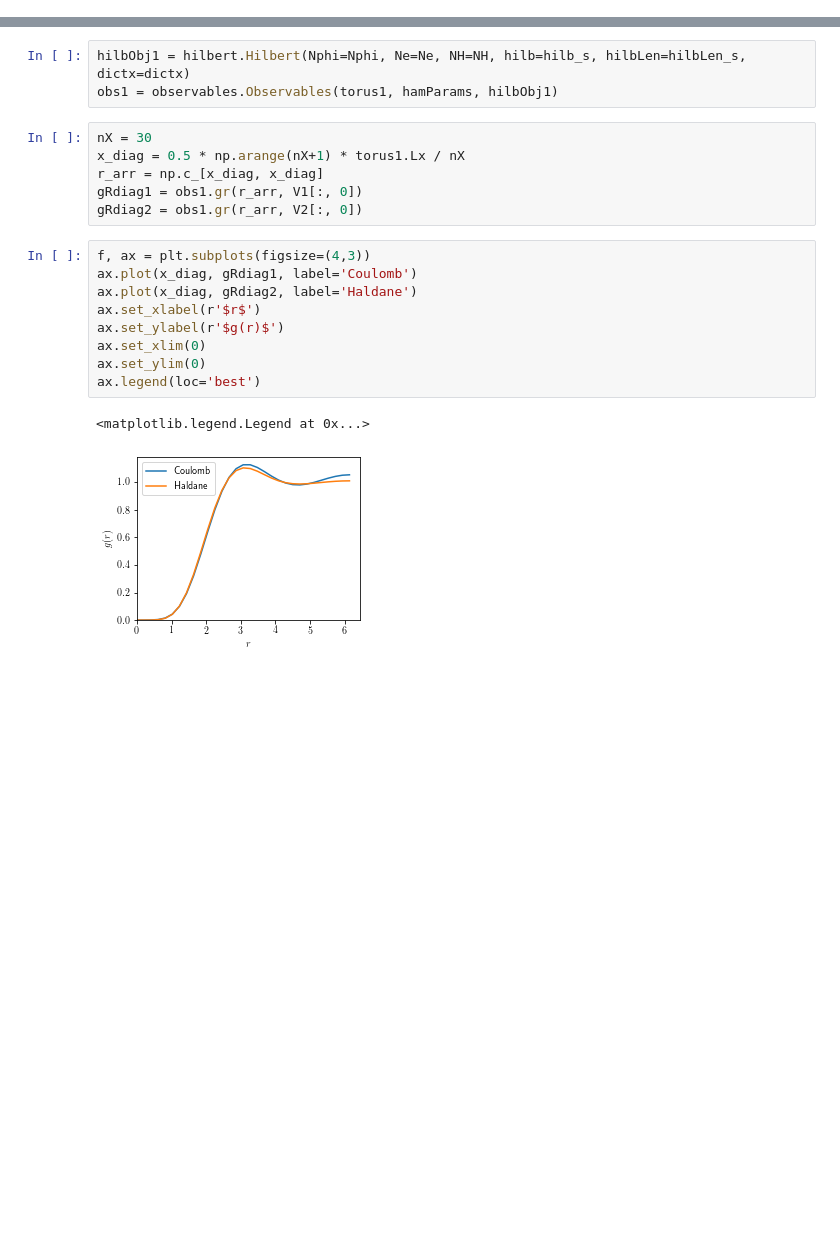
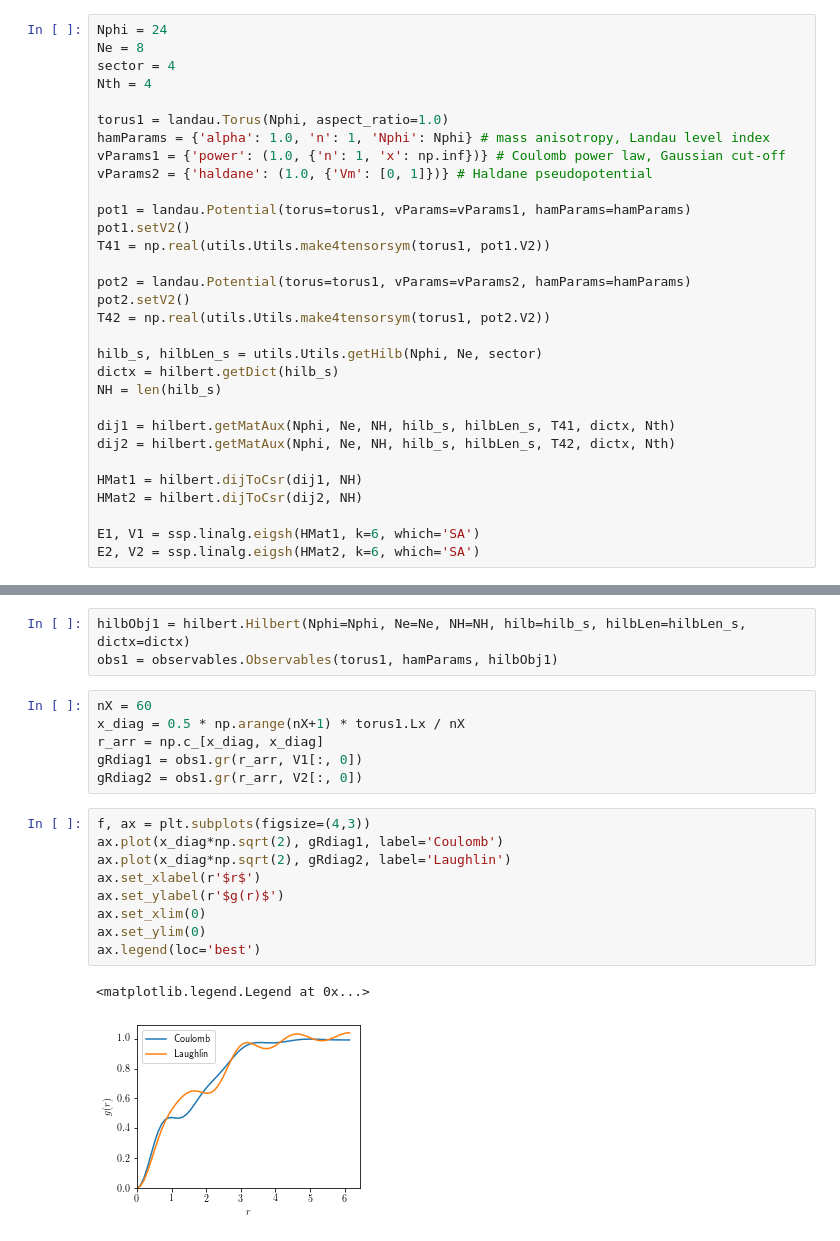
Before and after one commit to akshaykri/QH_ED, a Jupyter notebook: examples/Basics1.ipynb, the cells around one changed output, grey strips where cells are left out. Drawn from its saved outputs; the diff is of its cells as text; blank space fills up the shorter version.

```diff
--- a/examples/Basics1.ipynb
+++ b/examples/Basics1.ipynb
@@ -60,0 +141,31 @@ Haldane: -0.291667
+# %%
+Nphi = 24
+Ne = 8
+sector = 4
+Nth = 4
+
+torus1 = landau.Torus(Nphi, aspect_ratio=1.0)
+hamParams = {'alpha': 1.0, 'n': 1, 'Nphi': Nphi} # mass anisotropy, Landau level index
+vParams1 = {'power': (1.0, {'n': 1, 'x': np.inf})} # Coulomb power law, Gaussian cut-off
+vParams2 = {'haldane': (1.0, {'Vm': [0, 1]})} # Haldane pseudopotential
+
+pot1 = landau.Potential(torus=torus1, vParams=vParams1, hamParams=hamParams)
+pot1.setV2()
+T41 = np.real(utils.Utils.make4tensorsym(torus1, pot1.V2))
+
+pot2 = landau.Potential(torus=torus1, vParams=vParams2, hamParams=hamParams)
+pot2.setV2()
+T42 = np.real(utils.Utils.make4tensorsym(torus1, pot2.V2))
+
+hilb_s, hilbLen_s = utils.Utils.getHilb(Nphi, Ne, sector)
+dictx = hilbert.getDict(hilb_s)
+NH = len(hilb_s)
+
+dij1 = hilbert.getMatAux(Nphi, Ne, NH, hilb_s, hilbLen_s, T41, dictx, Nth)
+dij2 = hilbert.getMatAux(Nphi, Ne, NH, hilb_s, hilbLen_s, T42, dictx, Nth)
+
+HMat1 = hilbert.dijToCsr(dij1, NH)
+HMat2 = hilbert.dijToCsr(dij2, NH)
+
+E1, V1 = ssp.linalg.eigsh(HMat1, k=6, which='SA')
+E2, V2 = ssp.linalg.eigsh(HMat2, k=6, which='SA')
@@ -66,20 +183,20 @@ Wavefunction overlap: 0.980256
 hilbObj1 = hilbert.Hilbert(Nphi=Nphi, Ne=Ne, NH=NH, hilb=hilb_s, hilbLen=hilbLen_s, dictx=dictx)
 obs1 = observables.Observables(torus1, hamParams, hilbObj1)
 # %%
-nX = 30
+nX = 60
 x_diag = 0.5 * np.arange(nX+1) * torus1.Lx / nX
 r_arr = np.c_[x_diag, x_diag]
 gRdiag1 = obs1.gr(r_arr, V1[:, 0])
 gRdiag2 = obs1.gr(r_arr, V2[:, 0])
 # %%
 f, ax = plt.subplots(figsize=(4,3))
-ax.plot(x_diag, gRdiag1, label='Coulomb')
-ax.plot(x_diag, gRdiag2, label='Haldane')
+ax.plot(x_diag*np.sqrt(2), gRdiag1, label='Coulomb')
+ax.plot(x_diag*np.sqrt(2), gRdiag2, label='Laughlin')
 ax.set_xlabel(r'$r$')
 ax.set_ylabel(r'$g(r)$')
 ax.set_xlim(0)
 ax.set_ylim(0)
 ax.legend(loc='best')
 # %% [output]
 <matplotlib.legend.Legend at 0x...>
-[figure, old version]
+[figure, new version]
```
Also changed, not shown: parts of 24 cells of this notebook, 3 other files.
